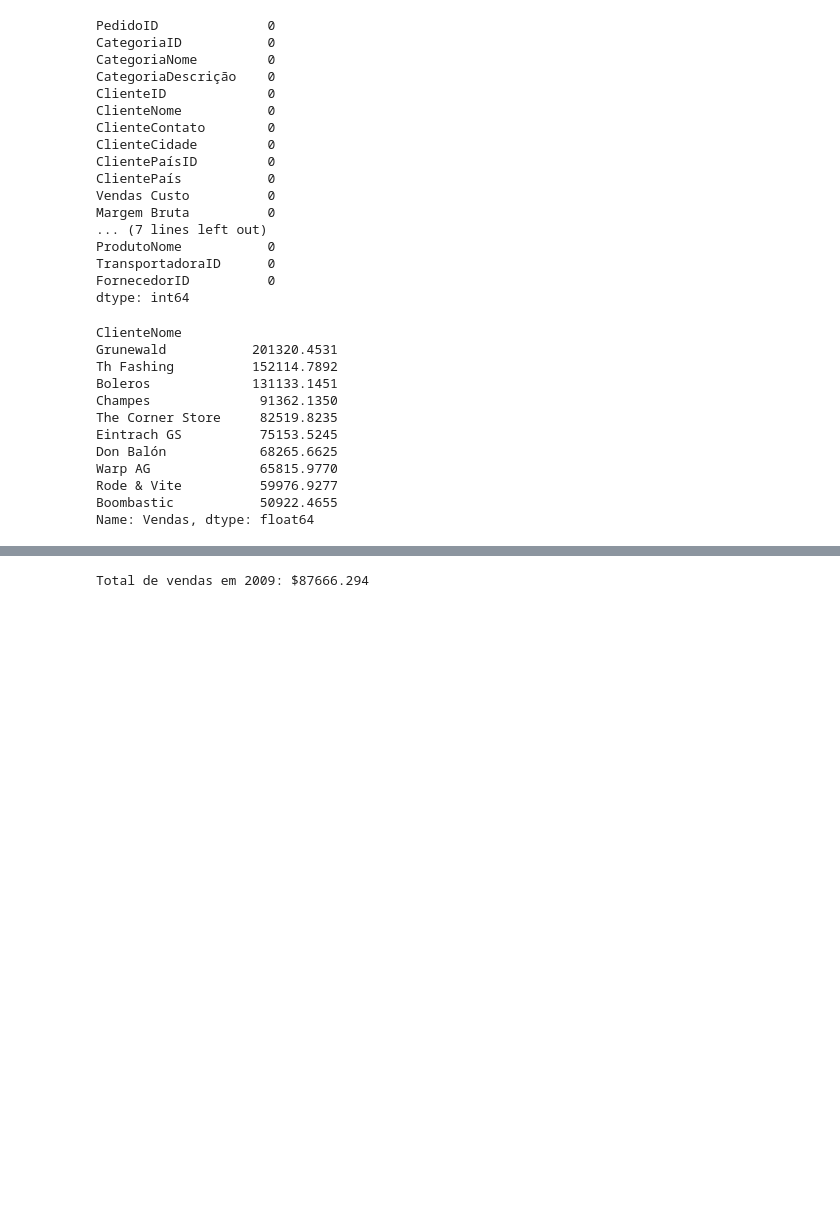
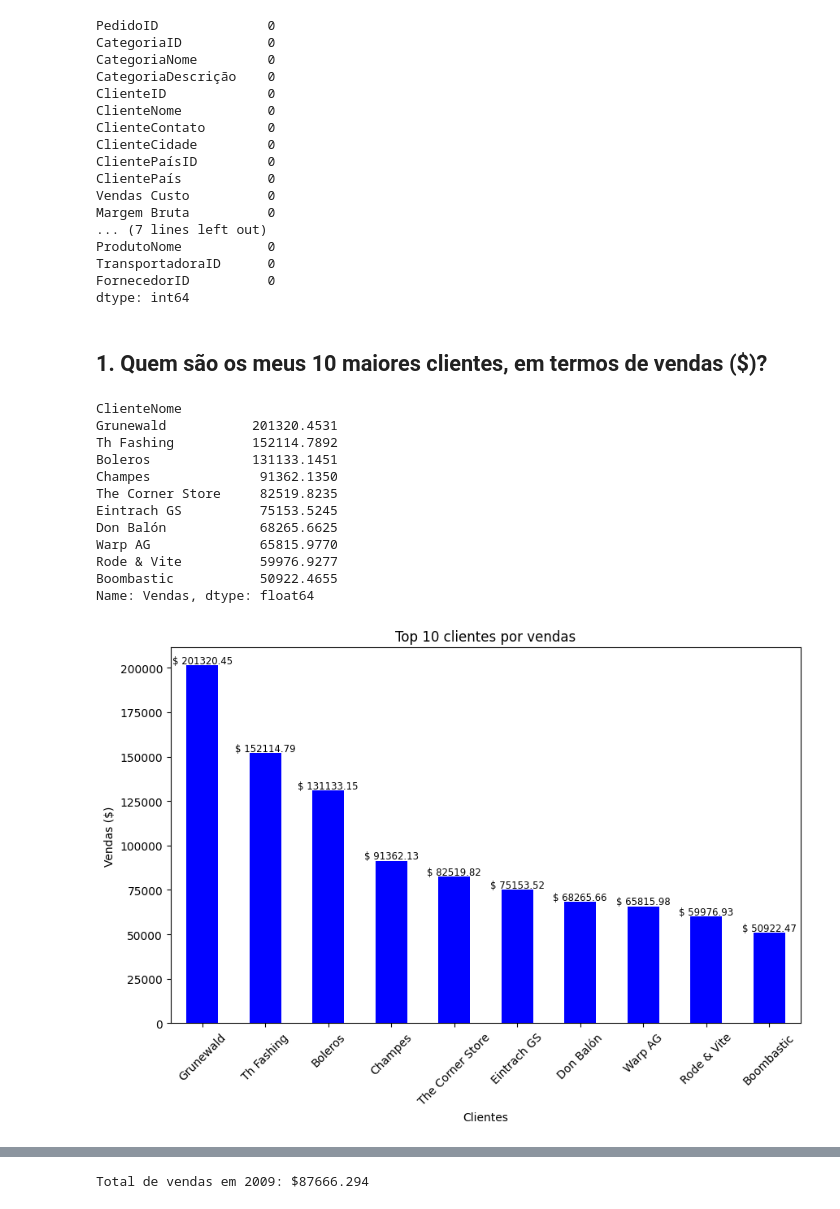
Before and after one commit to oliviaoliva/PrimeiraAtividadeBI, a Jupyter notebook: AtividadeBI1-checkpoint.ipynb, the cells around one changed output, grey strips where cells are left out. Saved outputs shown, nothing was run; the diff lists cells and outputs as text; code cells hidden in the pictures; blank space fills up the shorter version.

Commit message:
feat: adicionar os charts e corrigir alguns resultados

```diff
--- a/AtividadeBI1-checkpoint.ipynb
+++ b/AtividadeBI1-checkpoint.ipynb
@@ -77,17 +78,52 @@ vendas_globais['Data'] = pd.to_datetime(vendas_globais['Data'], dayfirst=True)
+# %%
+# Função para configurar o estilo do gráfico
+def criarGraficoDeBarras(series: pd.Series, xlabel: str, ylabel: str, title: str) -> tuple[plt.Figure, plt.Axes]:
+    fig, axs = plt.subplots(figsize=(10, 6))
+    series.plot(kind='bar', color='blue', ax=axs)
+    axs.set_title(title)
+    axs.set_xlabel(xlabel)
+    axs.set_ylabel(ylabel)
+    plt.xticks(rotation=45)
+
+    return fig, axs
+
+def criarGraficoDePizza(series: pd.Series, title: str) -> tuple[plt.Figure, plt.Axes]:
+    fig, axs = plt.subplots(figsize=(10, 6))
+    series.plot(kind='pie', autopct='%1.1f%%', ax=axs)
+    axs.set_title(title)
+    axs.set_ylabel('')
+
+    return fig, axs
+# %% [markdown]
+## 1. Quem são os meus 10 maiores clientes, em termos de vendas ($)?
 # %%
 top_clientes = vendas_globais.groupby('ClienteNome')['Vendas'].sum().sort_values(ascending=False).head(10)
 
 print(top_clientes)
+
+_, axs = criarGraficoDeBarras(
+    series=top_clientes,
+    xlabel='Clientes',
+    ylabel='Vendas ($)',
+    title='Top 10 clientes por vendas')
+
+# Adicionar valores no topo das barras
+for i, valor in enumerate(top_clientes):
+    # valor + 1000 é a posição do texto no eixo y
+    axs.text(i, valor + 1000, f'$ {round(valor, 2)}', color='black', ha='center', size='small')
+
+plt.show()
 # %% [output]
 ClienteNome
 Grunewald           201320.4531
 Th Fashing          152114.7892
 Boleros             131133.1451
 Champes              91362.1350
 The Corner Store     82519.8235
 Eintrach GS          75153.5245
 Don Balón            68265.6625
 Warp AG              65815.9770
 Rode & Vite          59976.9277
 Boombastic           50922.4655
 Name: Vendas, dtype: float64
+[figure, added]
```
Also changed, not shown: parts of 32 cells of this notebook, 5 other files.
